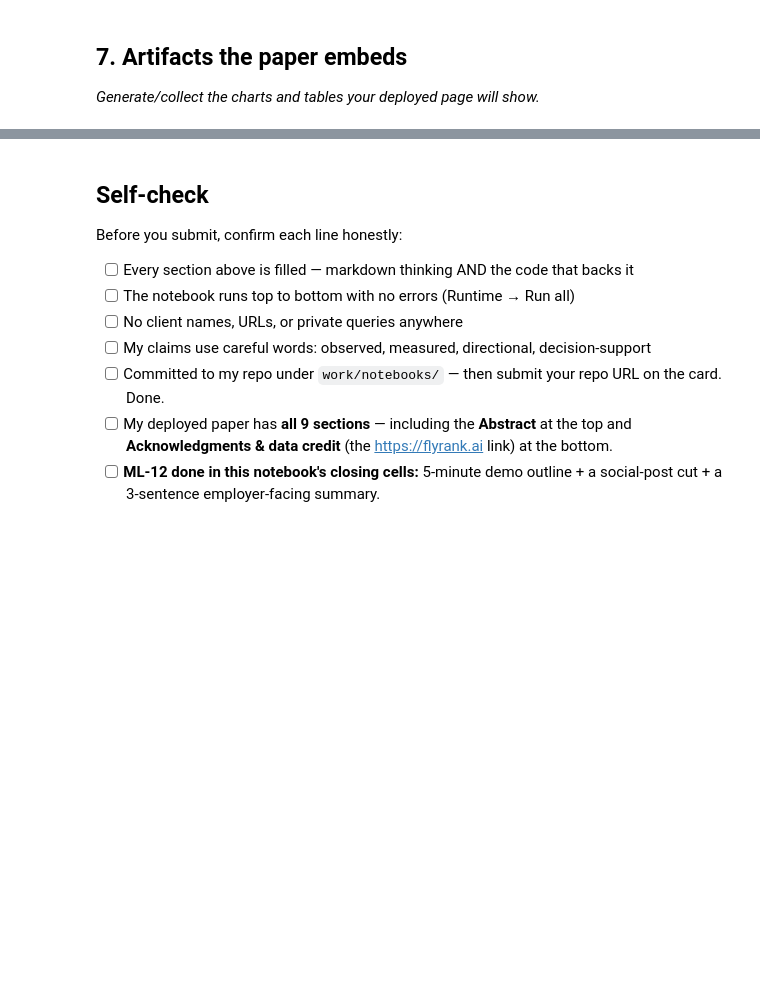
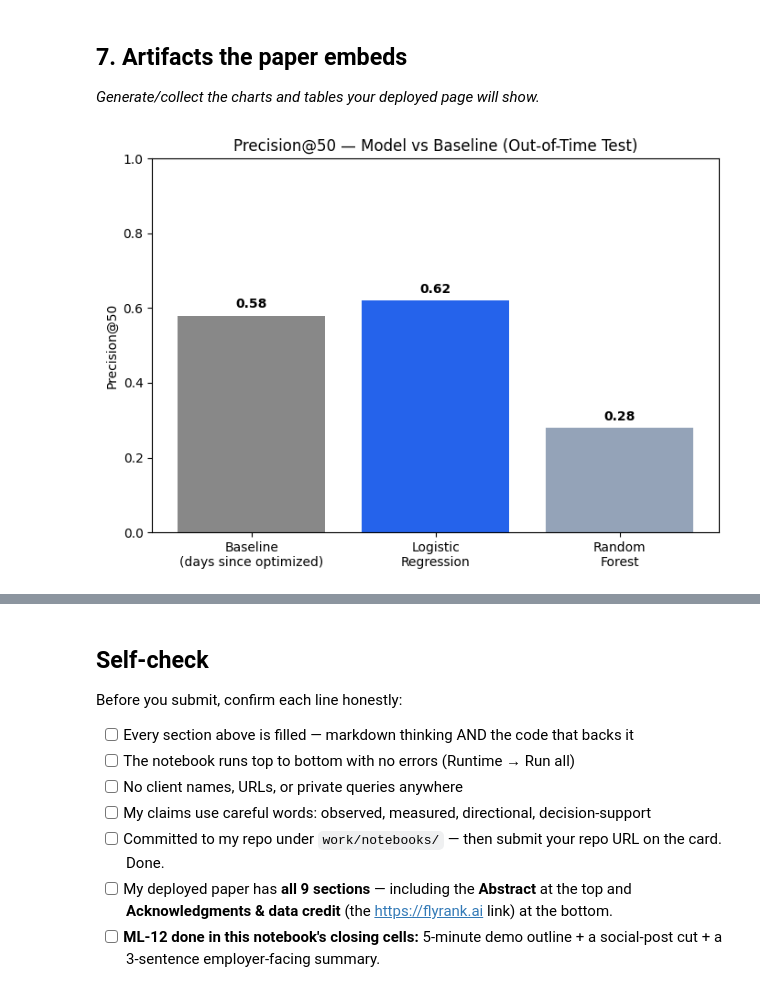
Before and after one commit to muska123-web/FlyRank-AI-Internship, a Jupyter notebook: work/notebooks/capstone.ipynb, the cells around one changed output, grey strips where cells are left out. Cells and saved outputs as stored; diff of their text form; code cells hidden in the pictures; blank space fills up the shorter version.

```diff
--- a/work/notebooks/capstone.ipynb
+++ b/work/notebooks/capstone.ipynb
@@ -34,3 +691,28 @@ This skeleton is yours to fill. Work the sections **in order** — each one has
 ## 7. Artifacts the paper embeds
 
 *Generate/collect the charts and tables your deployed page will show.*
+# %%
+# ============================================
+# SECTION 7 — Artifacts
+# 7.1 Precision@50 comparison chart (save as image)
+# ============================================
+
+import matplotlib.pyplot as plt
+
+labels = ['Baseline\n(days since optimized)', 'Logistic\nRegression', 'Random\nForest']
+values = [0.580, 0.620, 0.280]
+colors = ['#888888', '#2563eb', '#94a3b8']
+
+fig, ax = plt.subplots(figsize=(7, 5))
+bars = ax.bar(labels, values, color=colors)
+ax.set_ylim(0, 1)
+ax.set_ylabel('Precision@50')
+ax.set_title('Precision@50 — Model vs Baseline (Out-of-Time Test)')
+for bar, val in zip(bars, values):
+    ax.text(bar.get_x() + bar.get_width()/2, val + 0.02, f'{val:.2f}',
+             ha='center', fontweight='bold')
+plt.tight_layout()
+plt.savefig('/content/precision_at_50_chart.png', dpi=150)
+plt.show()
+# %% [output]
+[figure, added]
```
Also changed, not shown: parts of 20 cells of this notebook.
